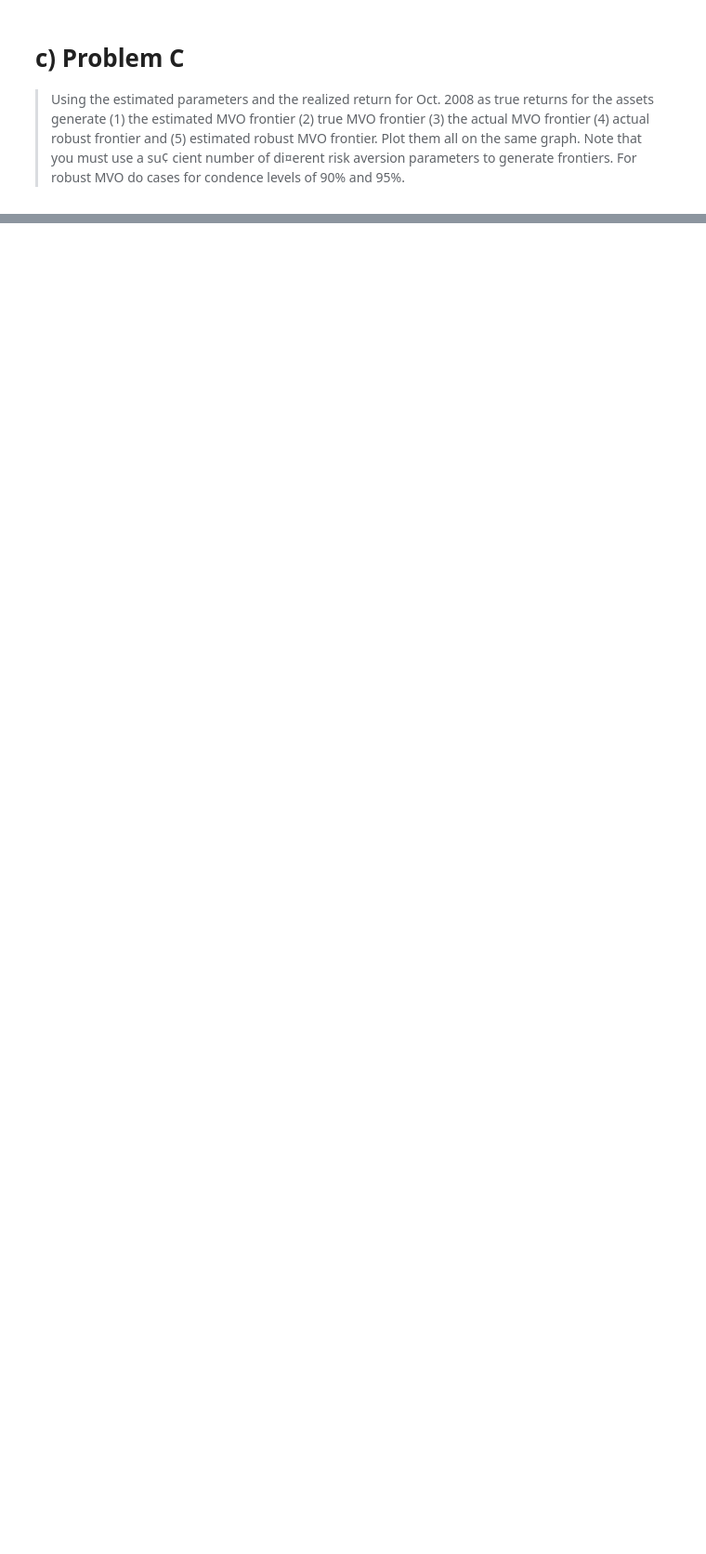
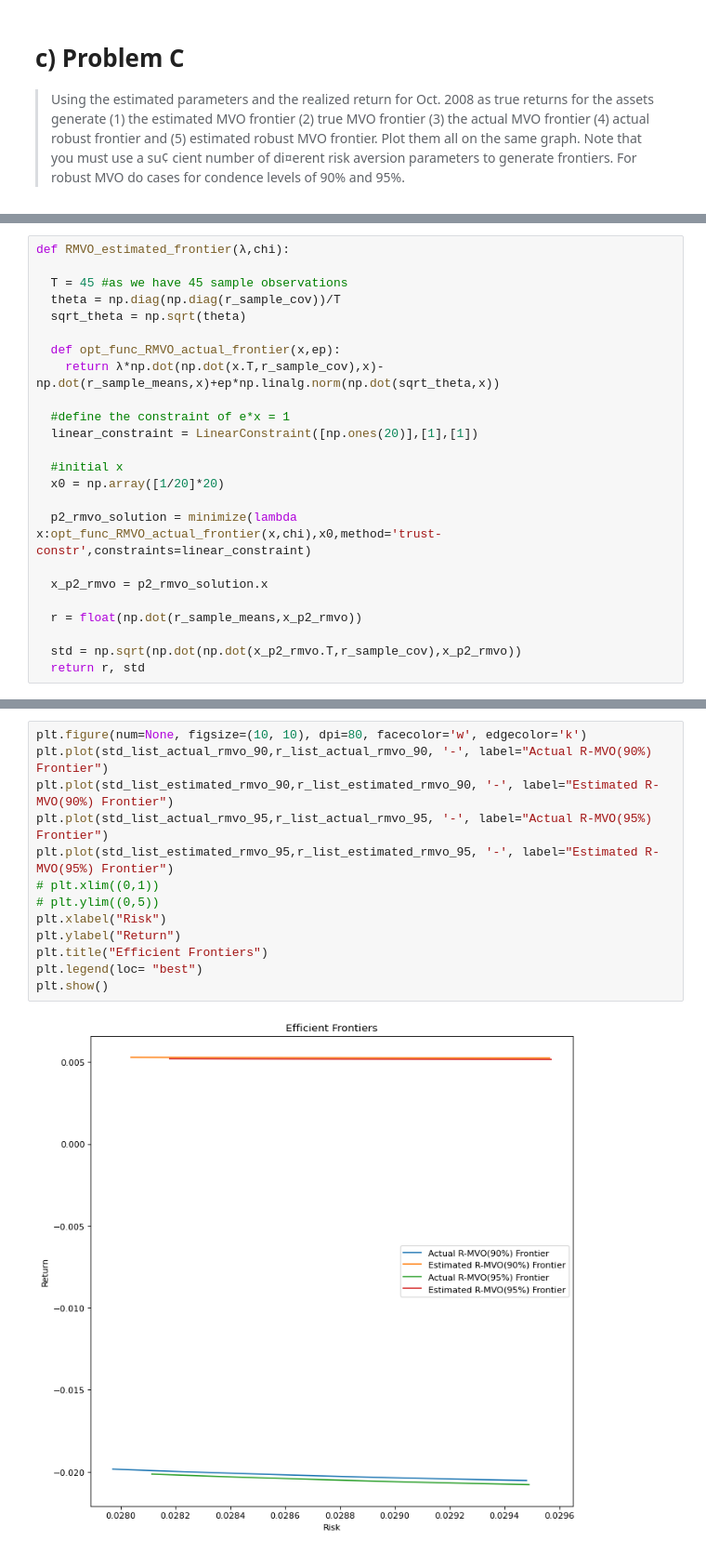
Before and after one commit to YixiaoHong/Finencial-Engineering-P1, a Jupyter notebook: project11.ipynb, the cells around one changed output, grey strips where cells are left out. Shown: that part at 93% size. Cells and saved outputs as stored; diff of their text form; blank space fills up the shorter version.

```diff
--- a/project11.ipynb
+++ b/project11.ipynb
@@ -873,0 +1025,24 @@
+# %%
+def RMVO_estimated_frontier(λ,chi):
+
+  T = 45 #as we have 45 sample observations
+  theta = np.diag(np.diag(r_sample_cov))/T
+  sqrt_theta = np.sqrt(theta)
+
+  def opt_func_RMVO_actual_frontier(x,ep):
+    return λ*np.dot(np.dot(x.T,r_sample_cov),x)-np.dot(r_sample_means,x)+ep*np.linalg.norm(np.dot(sqrt_theta,x))
+
+  #define the constraint of e*x = 1
+  linear_constraint = LinearConstraint([np.ones(20)],[1],[1])
+
+  #initial x
+  x0 = np.array([1/20]*20)
+
+  p2_rmvo_solution = minimize(lambda x:opt_func_RMVO_actual_frontier(x,chi),x0,method='trust-constr',constraints=linear_constraint)
+
+  x_p2_rmvo = p2_rmvo_solution.x
+
+  r = float(np.dot(r_sample_means,x_p2_rmvo))
+
+  std = np.sqrt(np.dot(np.dot(x_p2_rmvo.T,r_sample_cov),x_p2_rmvo))
+  return r, std
@@ -873,0 +1175,15 @@
+# %%
+plt.figure(num=None, figsize=(10, 10), dpi=80, facecolor='w', edgecolor='k')
+plt.plot(std_list_actual_rmvo_90,r_list_actual_rmvo_90, '-', label="Actual R-MVO(90%) Frontier")
+plt.plot(std_list_estimated_rmvo_90,r_list_estimated_rmvo_90, '-', label="Estimated R-MVO(90%) Frontier")
+plt.plot(std_list_actual_rmvo_95,r_list_actual_rmvo_95, '-', label="Actual R-MVO(95%) Frontier")
+plt.plot(std_list_estimated_rmvo_95,r_list_estimated_rmvo_95, '-', label="Estimated R-MVO(95%) Frontier")
+# plt.xlim((0,1))
+# plt.ylim((0,5))
+plt.xlabel("Risk")
+plt.ylabel("Return")
+plt.title("Efficient Frontiers")
+plt.legend(loc= "best")
+plt.show()
+# %% [output]
+[figure, added]
```
Also changed, not shown: parts of 40 cells of this notebook.
